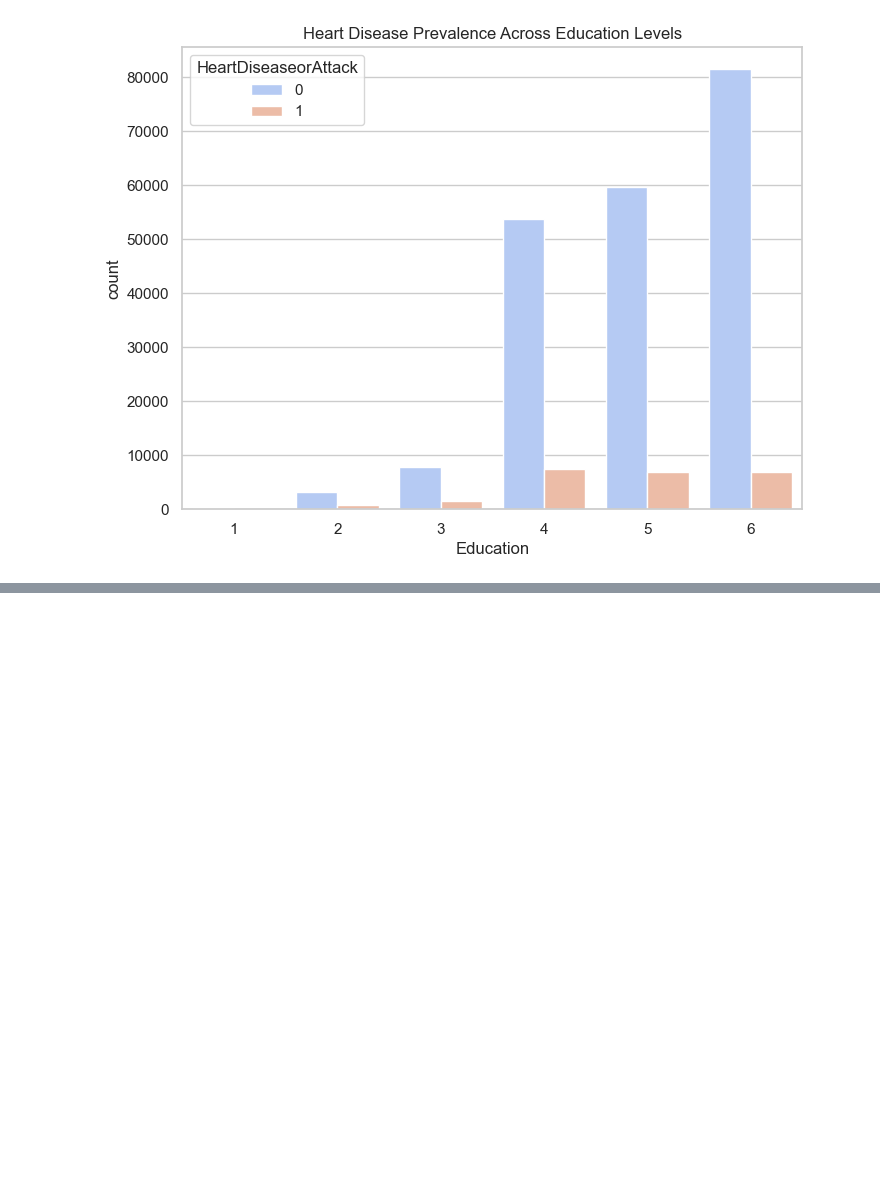
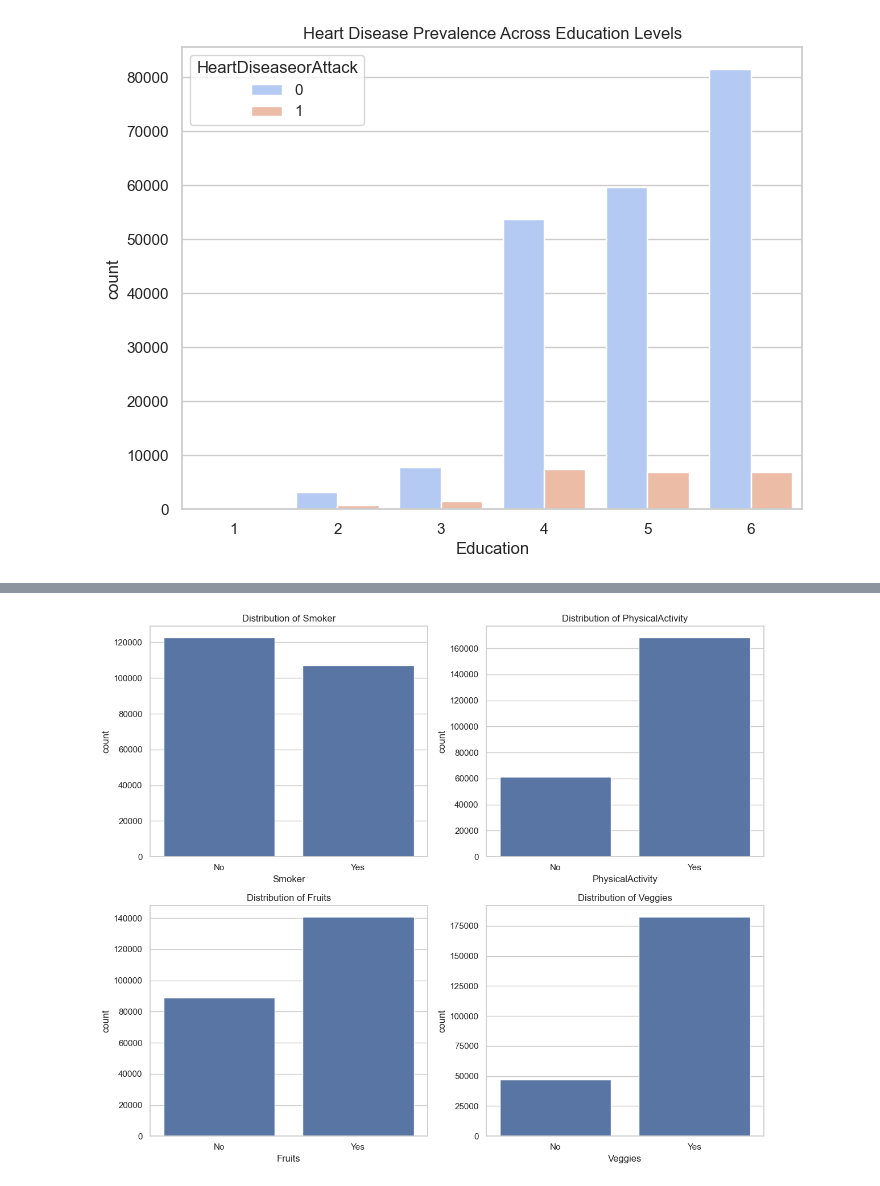
Before and after one commit to Amritesh2001/healthcare-analytics, a Jupyter notebook: Untitled-checkpoint.ipynb, the cells around one changed output, grey strips where cells are left out. Saved outputs shown, nothing was run; the diff lists cells and outputs as text; code cells hidden in the pictures; blank space fills up the shorter version.

```diff
--- a/Untitled-checkpoint.ipynb
+++ b/Untitled-checkpoint.ipynb
@@ -297,0 +367,23 @@ plt.show()
+# %%
+file_path = "cleaned_data_AMRITESH UPADHYAYA.csv"
+df = pd.read_csv(file_path)
+# %%
+# Set the style
+sns.set_theme(style="whitegrid")
+
+# List of categorical variables
+categorical_vars = ["Smoker", "PhysicalActivity", "Fruits", "Veggies"]
+
+# Create bar plots for categorical variable distribution
+fig, axes = plt.subplots(2, 2, figsize=(12, 10))
+
+for ax, var in zip(axes.flatten(), categorical_vars):
+    sns.countplot(x=df[var], ax=ax)  # Removed 'palette' to fix the warning
+    ax.set_title(f"Distribution of {var}")
+    ax.set_xticks([0, 1])  # Ensures fixed ticks before setting labels
+    ax.set_xticklabels(["No", "Yes"])
+
+plt.tight_layout()
+plt.show()
+# %% [output]
+[figure, added]
```
Also changed, not shown: parts of 13 cells of this notebook.
